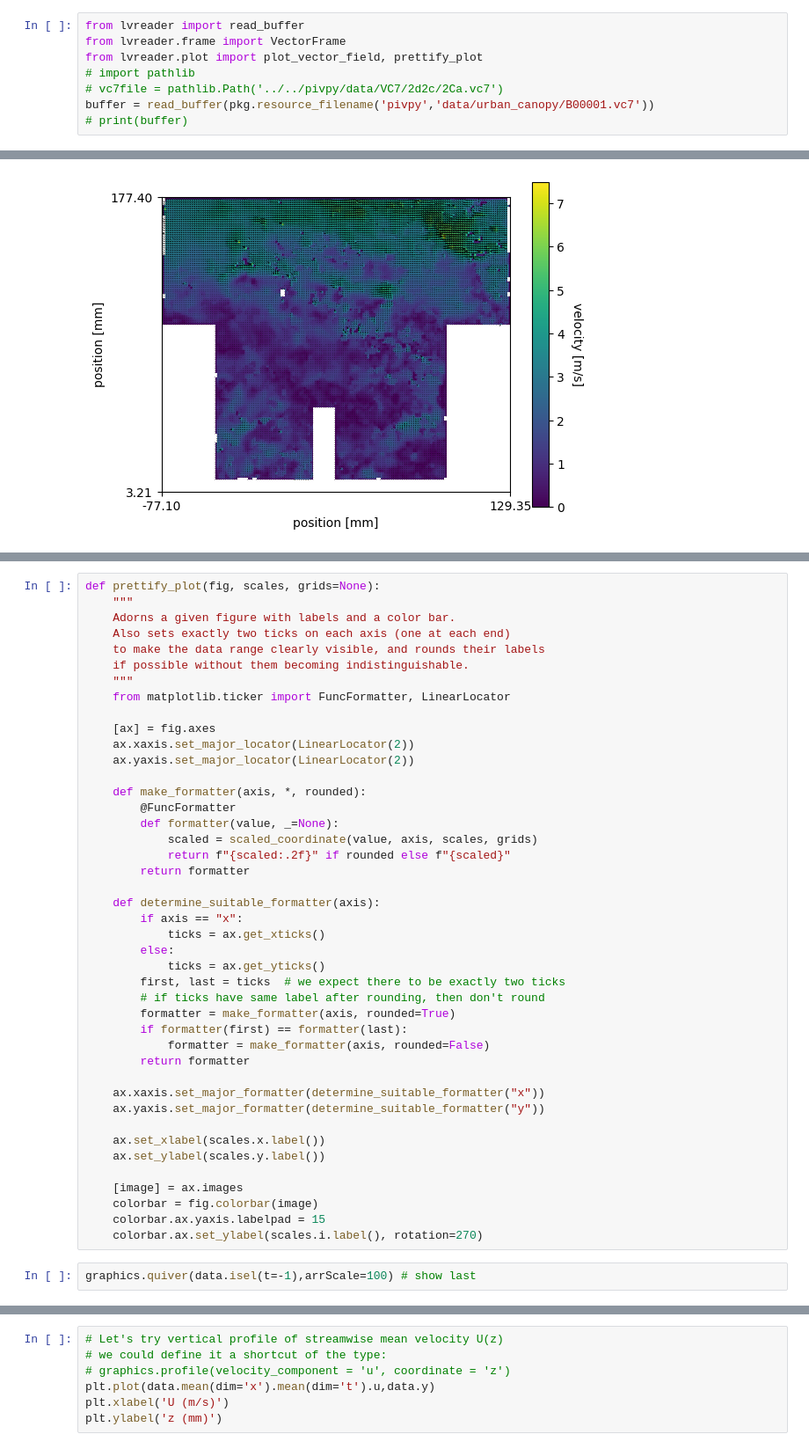
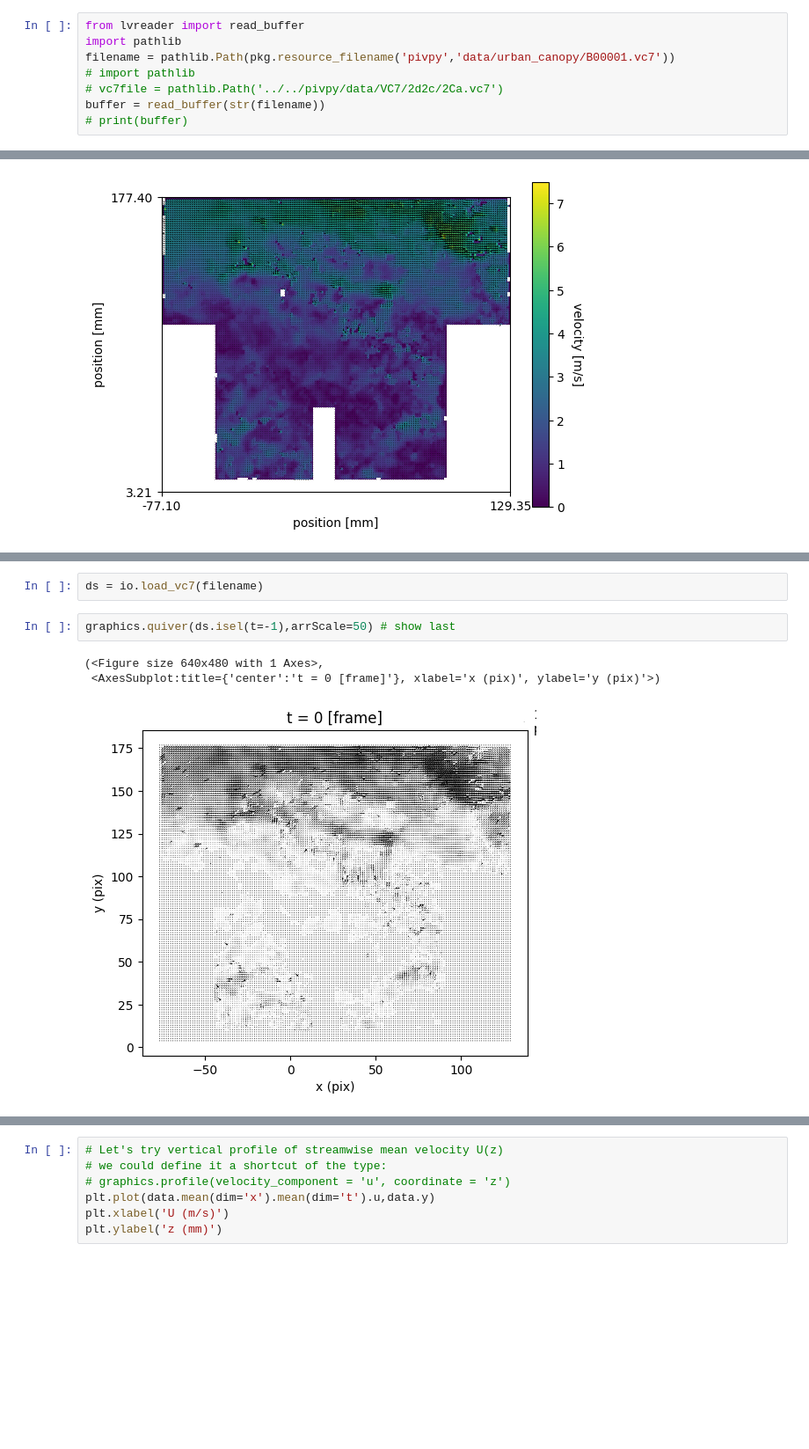
Before and after one commit to alexlib/pivpy, a Jupyter notebook: examples/notebooks/test_urban_canopy.ipynb, the cells around one changed output, grey strips where cells are left out. Shown at 88% size. Drawn from its saved outputs; the diff is of its cells as text; blank space fills up the shorter version.

Commit message:
returned load_vc7

```diff
--- a/examples/notebooks/test_urban_canopy.ipynb
+++ b/examples/notebooks/test_urban_canopy.ipynb
@@ -9,11 +9,11 @@ import pkg_resources as pkg
 %matplotlib inline
 # %%
 from lvreader import read_buffer
-from lvreader.frame import VectorFrame
-from lvreader.plot import plot_vector_field, prettify_plot
+import pathlib
+filename = pathlib.Path(pkg.resource_filename('pivpy','data/urban_canopy/B00001.vc7'))
 # import pathlib
 # vc7file = pathlib.Path('../../pivpy/data/VC7/2d2c/2Ca.vc7')
-buffer = read_buffer(pkg.resource_filename('pivpy','data/urban_canopy/B00001.vc7'))
+buffer = read_buffer(str(filename))
 # print(buffer)
 # %%
 buffer.plot()
@@ -258,45 +22,8 @@ def scaled_coordinate(value, axis, scales, grids):
-# %%
-def prettify_plot(fig, scales, grids=None):
-    """
-    Adorns a given figure with labels and a color bar.
-    Also sets exactly two ticks on each axis (one at each end)
-    to make the data range clearly visible, and rounds their labels
-    if possible without them becoming indistinguishable.
-    """
-    from matplotlib.ticker import FuncFormatter, LinearLocator
-
-    [ax] = fig.axes
-    ax.xaxis.set_major_locator(LinearLocator(2))
-    ax.yaxis.set_major_locator(LinearLocator(2))
-
-    def make_formatter(axis, *, rounded):
-        @FuncFormatter
-        def formatter(value, _=None):
-            scaled = scaled_coordinate(value, axis, scales, grids)
-            return f"{scaled:.2f}" if rounded else f"{scaled}"
-        return formatter
-
-    def determine_suitable_formatter(axis):
-        if axis == "x":
-            ticks = ax.get_xticks()
-        else:
-            ticks = ax.get_yticks()
-        first, last = ticks  # we expect there to be exactly two ticks
-        # if ticks have same label after rounding, then don't round
-        formatter = make_formatter(axis, rounded=True)
-        if formatter(first) == formatter(last):
-            formatter = make_formatter(axis, rounded=False)
-        return formatter
-
-    ax.xaxis.set_major_formatter(determine_suitable_formatter("x"))
-    ax.yaxis.set_major_formatter(determine_suitable_formatter("y"))
-
-    ax.set_xlabel(scales.x.label())
-    ax.set_ylabel(scales.y.label())
-
-    [image] = ax.images
-    colorbar = fig.colorbar(image)
-    colorbar.ax.yaxis.labelpad = 15
-    colorbar.ax.set_ylabel(scales.i.label(), rotation=270)
+# %%
+ds = io.load_vc7(filename)
 # %%
-graphics.quiver(data.isel(t=-1),arrScale=100) # show last
+graphics.quiver(ds.isel(t=-1),arrScale=50) # show last
+# %% [output]
+(<Figure size 640x480 with 1 Axes>,
+ <AxesSubplot:title={'center':'t = 0 [frame]'}, xlabel='x (pix)', ylabel='y (pix)'>)
+[figure, added]
```
Also changed, not shown: parts of 20 cells of this notebook, 1 other file.
